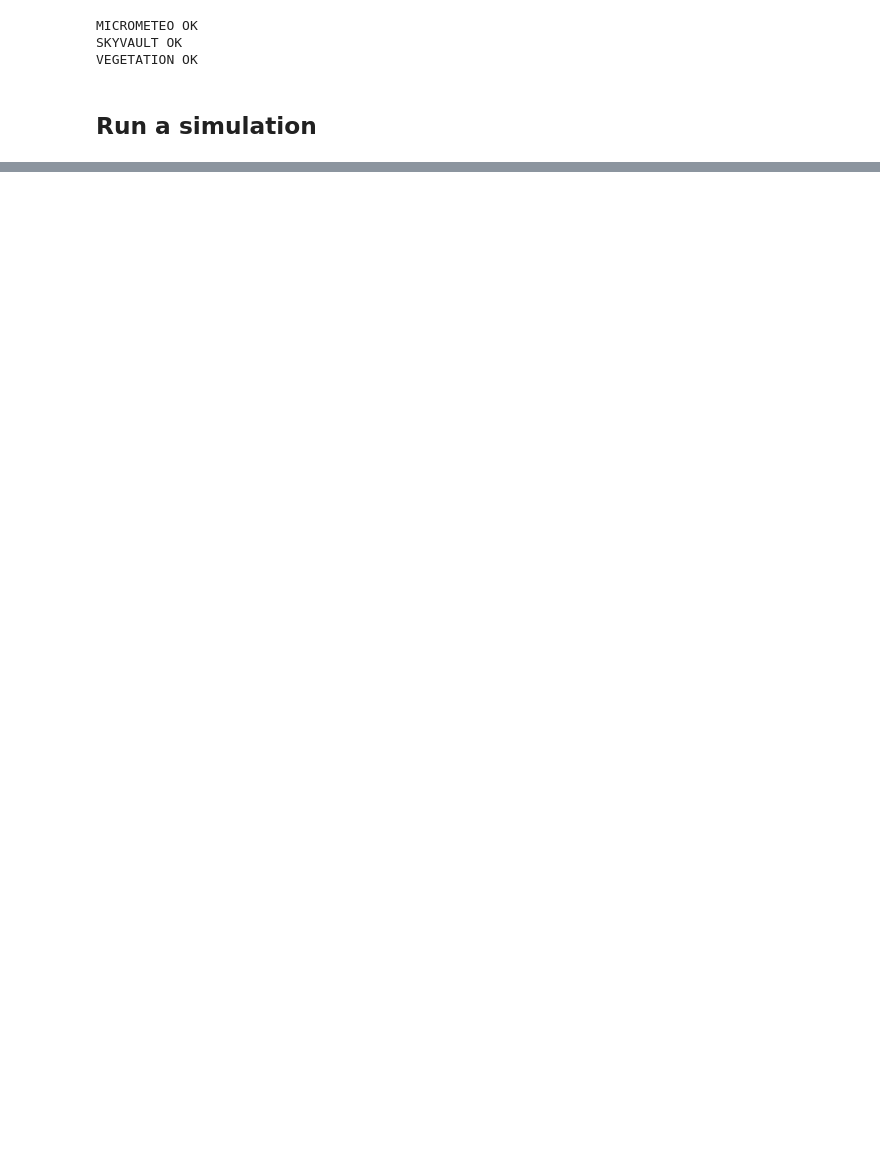
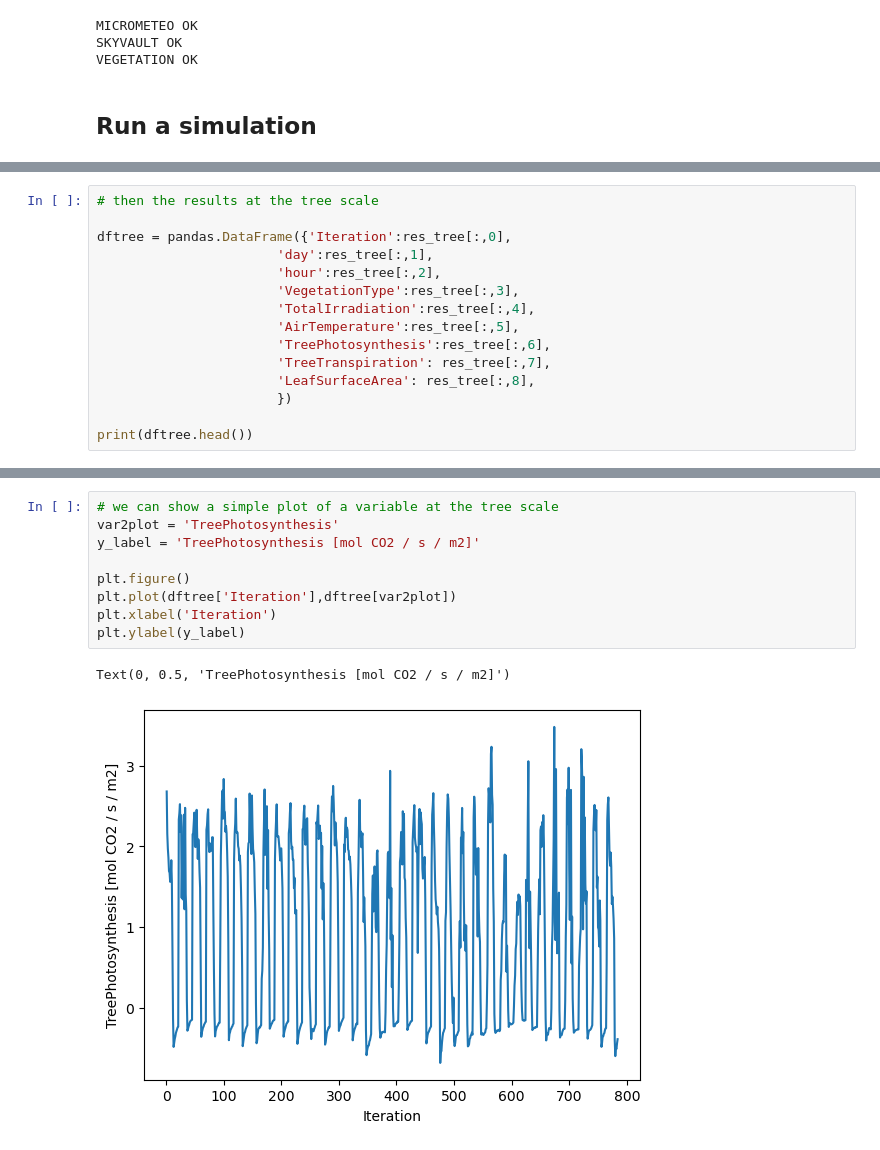
Before and after one commit to openalea/PyRATP, a Jupyter notebook: example/basics_of_PyRATP.ipynb, the cells around one changed output, grey strips where cells are left out. Cells and saved outputs as stored; diff of their text form; blank space fills up the shorter version.

Commit message:
finished basic tutorial and added vtk visualisation through python and PyVista

```diff
--- a/example/basics_of_PyRATP.ipynb
+++ b/example/basics_of_PyRATP.ipynb
@@ -214,0 +268,15 @@ res_spatial, res_tree = runRATP.DoAll(g, veg, sky, met)
+# %%
+# then the results at the tree scale
+
+dftree = pandas.DataFrame({'Iteration':res_tree[:,0],
+                       'day':res_tree[:,1],
+                       'hour':res_tree[:,2],
+                       'VegetationType':res_tree[:,3],
+                       'TotalIrradiation':res_tree[:,4],
+                       'AirTemperature':res_tree[:,5],
+                       'TreePhotosynthesis':res_tree[:,6],
+                       'TreeTranspiration': res_tree[:,7],
+                       'LeafSurfaceArea': res_tree[:,8],
+                       })
+
+print(dftree.head())
@@ -214,0 +297,12 @@ res_spatial, res_tree = runRATP.DoAll(g, veg, sky, met)
+# %%
+# we can show a simple plot of a variable at the tree scale
+var2plot = 'TreePhotosynthesis'
+y_label = 'TreePhotosynthesis [mol CO2 / s / m2]'
+
+plt.figure()
+plt.plot(dftree['Iteration'],dftree[var2plot])
+plt.xlabel('Iteration')
+plt.ylabel(y_label)
+# %% [output]
+Text(0, 0.5, 'TreePhotosynthesis [mol CO2 / s / m2]')
+[figure, added]
```
Also changed, not shown: parts of 12 cells of this notebook, 1 other file.
